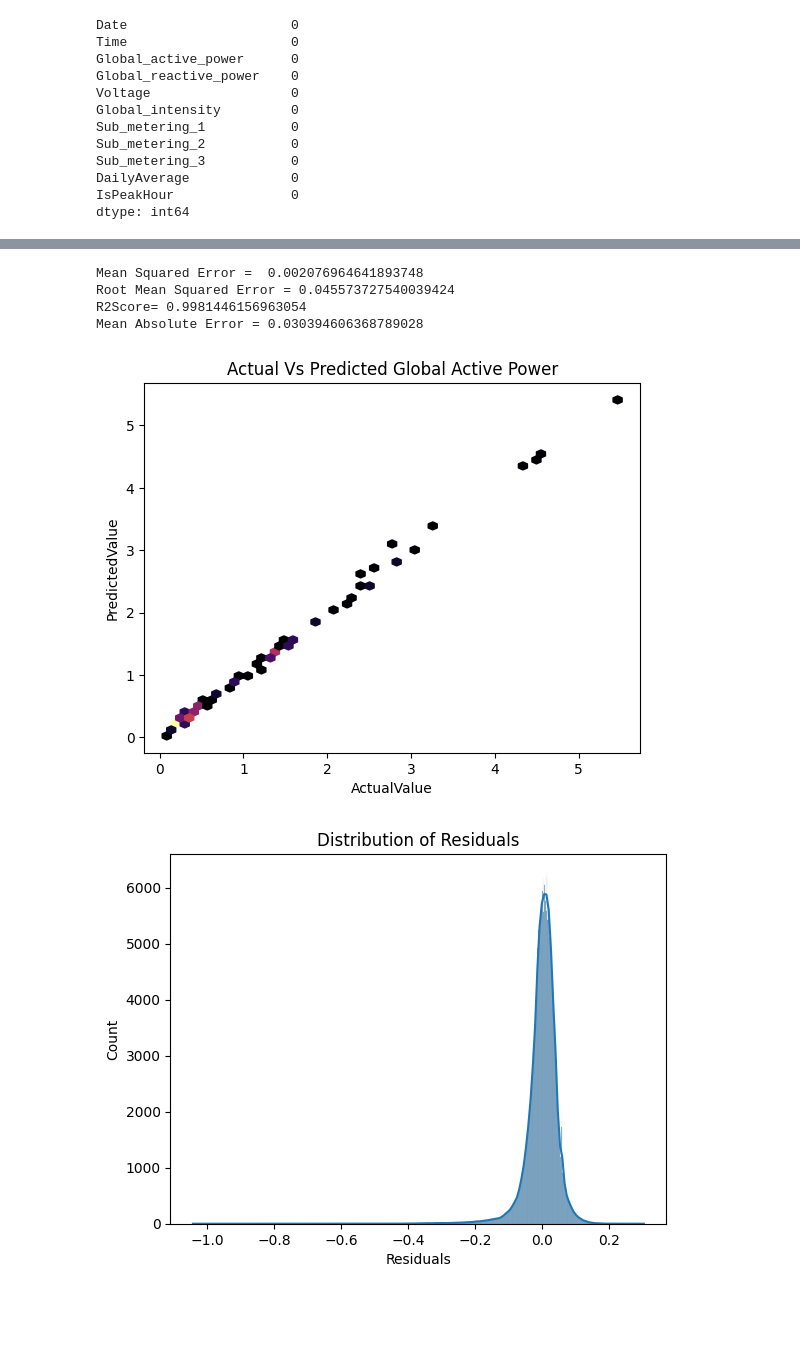
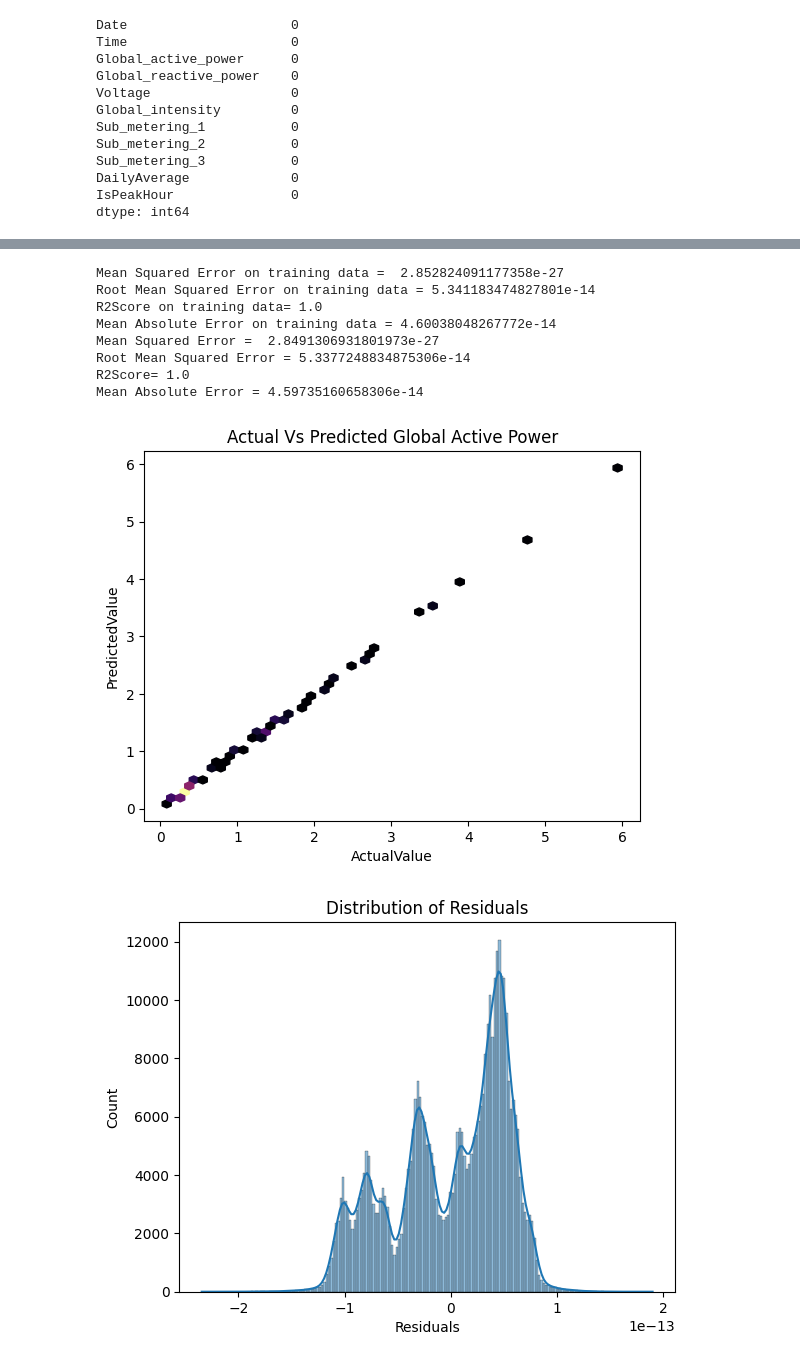
Before and after one commit to SmruthiSethuraman/TourismAnalytics, a Jupyter notebook: MachineLearningProject/Powerconsumption.ipynb, the cells around one changed output, grey strips where cells are left out. Drawn from its saved outputs; the diff is of its cells as text; code cells hidden in the pictures; blank space fills up the shorter version.

```diff
--- a/MachineLearningProject/Powerconsumption.ipynb
+++ b/MachineLearningProject/Powerconsumption.ipynb
@@ -112,10 +113,22 @@ df.head()
 | 2006-12-16 17:26:00 | 2006-12-16 | 17:26:00 | 5.374 | 0.498 | 233.29 | 23.0 | ... |
 | 2006-12-16 17:27:00 | 2006-12-16 | 17:27:00 | 5.388 | 0.502 | 233.74 | 23.0 | ... |
 | 2006-12-16 17:28:00 | 2006-12-16 | 17:28:00 | 3.666 | 0.528 | 235.68 | 15.8 | ... |
+# %%
+# Adding lagged values
+df['Lag_1'] = df['Global_active_power'].shift(1)
+df['Lag_2'] = df['Global_active_power'].shift(2)
+df['Lag_3'] = df['Global_active_power'].shift(3)
+
+# Adding rolling averages
+df['Rolling_3'] = df['Global_active_power'].rolling(window=3).mean()
+df['Rolling_7'] = df['Global_active_power'].rolling(window=7).mean()
+
+# Handling missing values
+df.dropna(inplace=True)
 # %%
 # Defining the input & output variable
 
-x=df[['Global_intensity', 'Sub_metering_1', 'Sub_metering_2', 'Sub_metering_3', 'Season', 'IsPeakHour']]
+x=df[['Global_intensity', 'Sub_metering_1', 'Sub_metering_2', 'Sub_metering_3', 'Season', 'IsPeakHour','Lag_1','Lag_2','Lag_3','Rolling_3','Rolling_7']]
 y=df['Global_active_power']
 x = pd.get_dummies(x, columns=['Season', 'IsPeakHour'], drop_first=True)
 
@@ -123,50 +136,66 @@ x = pd.get_dummies(x, columns=['Season', 'IsPeakHour'], drop_first=True)
 
 x_train,x_test,y_train,y_test=train_test_split(x,y,test_size=0.2,random_state=50)
 
+
+
 # Predictive modelling using the linear regression model
 
 model=LinearRegression()
 model.fit(x_train,y_train)
 y_pred=model.predict(x_test)
+#Checking the model performance on training data
+y_train_pred=model.predict(x_train)
+mse_train=metrics.mean_squared_error(y_train,y_train_pred)
+rmse_train=metrics.root_mean_squared_error(y_train,y_train_pred)
+r2_score_train=metrics.r2_score(y_train,y_train_pred)
+mae_train=metrics.mean_absolute_error(y_train,y_train_pred)
 
+print("Mean Squared Error on training data = ",mse_train)
+print("Root Mean Squared Error on training data =",rmse_train)
+print("R2Score on training data=",r2_score_train)
+print("Mean Absolute Error on training data =",mae_train)
 # Evaluvating the model performance
 
 mse=metrics.mean_squared_error(y_test,y_pred)
 rmse=metrics.root_mean_squared_error(y_test,y_pred)
 r2_score=metrics.r2_score(y_test,y_pred)
 mae=metrics.mean_absolute_error(y_test,y_pred)
 
 print("Mean Squared Error = ",mse)
 print("Root Mean Squared Error =",rmse)
 print("R2Score=",r2_score)
 print("Mean Absolute Error =",mae)
 
 # Sampling the data for visualising the model performance
 sample_size = 100
 sample_indices = np.random.choice(len(y_test), sample_size, replace=False)
 y_test_sample = y_test.iloc[sample_indices]
 y_pred_sample = y_pred[sample_indices]
 
 # Visualising the model performance
 plt.hexbin(y_test_sample,y_pred_sample,gridsize=50,cmap='inferno',mincnt=1)
 plt.xlabel("ActualValue")
 plt.ylabel("PredictedValue")
 plt.title("Actual Vs Predicted Global Active Power")
 plt.show()
 
 #ploting the residuals
 residuals=y_test-y_pred
 sns.histplot(residuals,kde=True)
 plt.xlabel("Residuals")
 plt.title("Distribution of Residuals")
 plt.show()
 # %% [output]
-Mean Squared Error =  0.002076964641893748
-Root Mean Squared Error = 0.045573727540039424
-R2Score= 0.9981446156963054
-Mean Absolute Error = 0.030394606368789028
+Mean Squared Error on training data =  2.852824091177358e-27
+Root Mean Squared Error on training data = 5.341183474827801e-14
+R2Score on training data= 1.0
+Mean Absolute Error on training data = 4.60038048267772e-14
+Mean Squared Error =  2.8491306931801973e-27
+Root Mean Squared Error = 5.3377248834875306e-14
+R2Score= 1.0
+Mean Absolute Error = 4.59735160658306e-14
-[figure, old version]
+[figure, new version]
-[figure, old version]
+[figure, new version]
 # %%
 from sklearn.tree import DecisionTreeRegressor
 # Predicitve Modelling using Descision Trees
```
Also changed, not shown: parts of 5 cells of this notebook.
